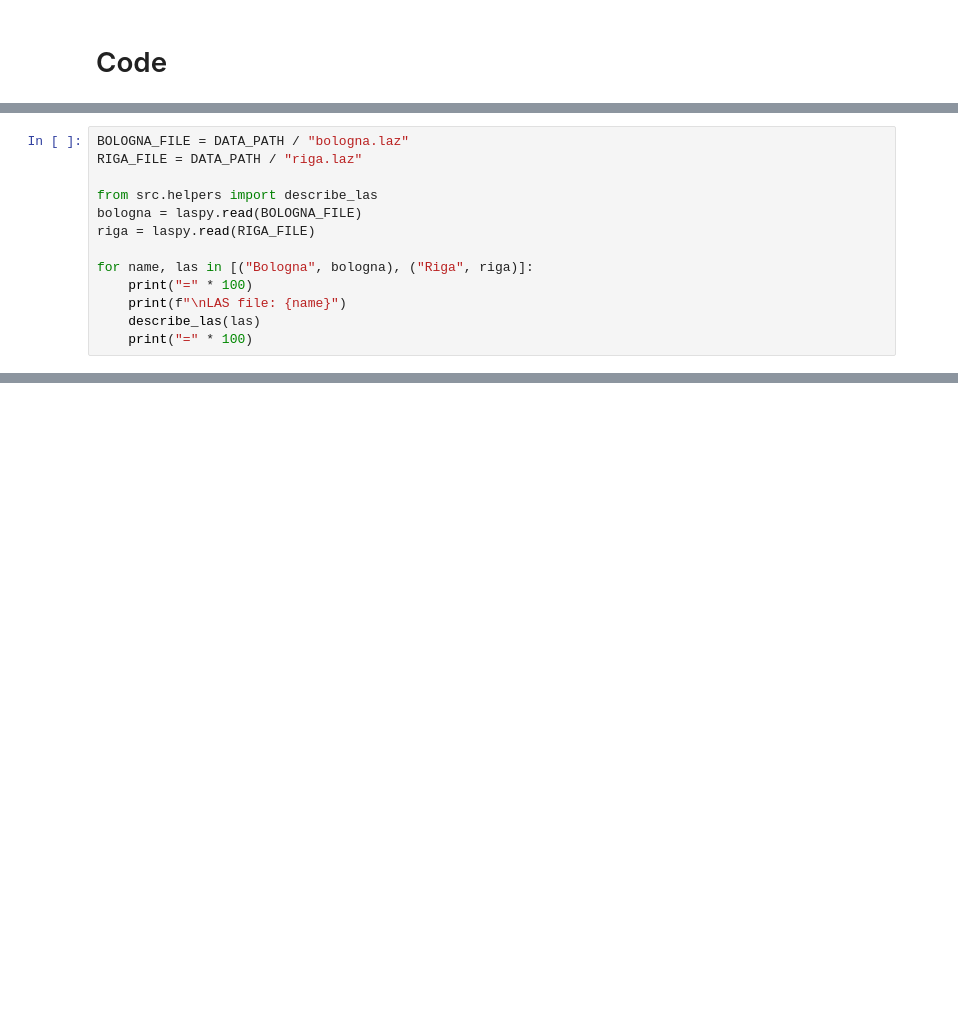
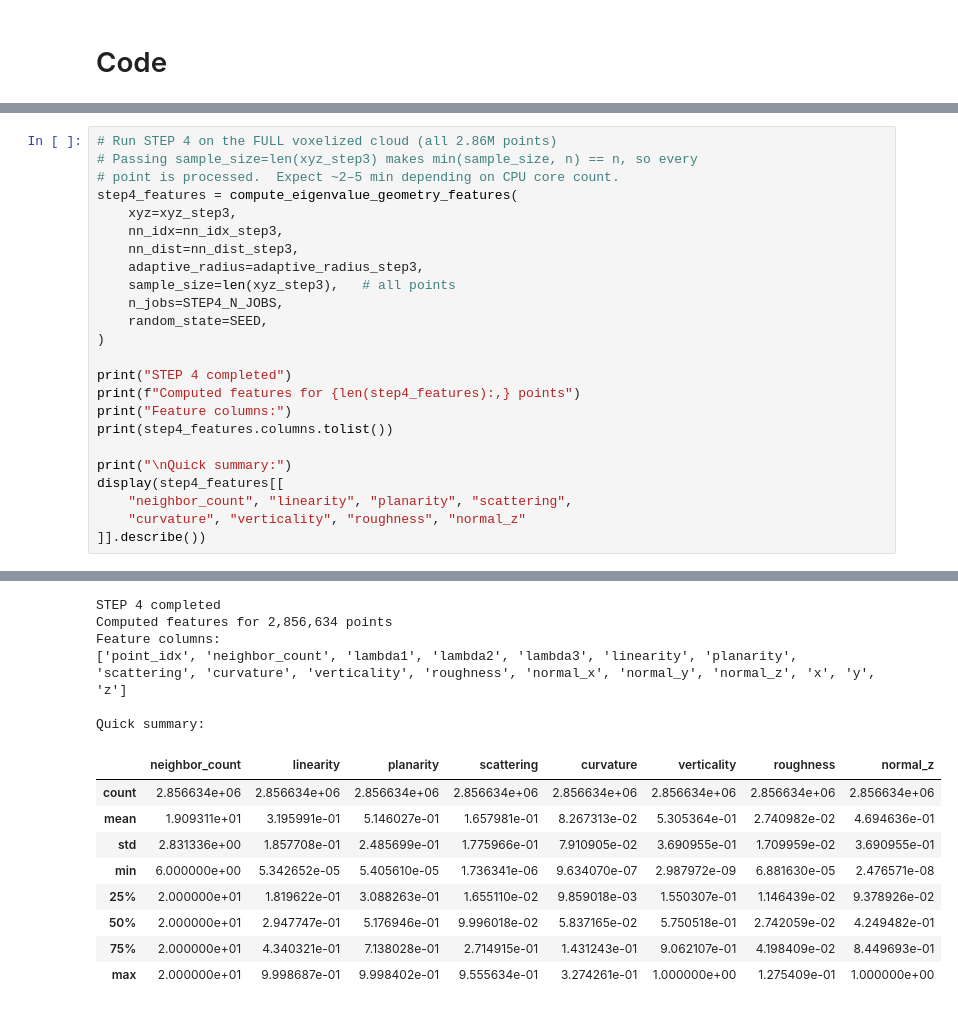
Before and after one commit to jammy-data/lidar_sidewalks, a Jupyter notebook: Notebooks/5_DL_exploration.ipynb, the cells around one changed output, grey strips where cells are left out. Saved outputs shown, nothing was run; the diff lists cells and outputs as text; blank space fills up the shorter version.

```diff
--- a/Notebooks/5_DL_exploration.ipynb
+++ b/Notebooks/5_DL_exploration.ipynb
@@ -225,13 +111,0 @@ DATA_LAZ_PATH = DATA_PATH / "bologna_precalculated_subsampled.laz"
-# %%
-BOLOGNA_FILE = DATA_PATH / "bologna.laz"
-RIGA_FILE = DATA_PATH / "riga.laz"
-
-from src.helpers import describe_las
-bologna = laspy.read(BOLOGNA_FILE)
-riga = laspy.read(RIGA_FILE)
-
-for name, las in [("Bologna", bologna), ("Riga", riga)]:
-    print("=" * 100)
-    print(f"\nLAS file: {name}")
-    describe_las(las)
-    print("=" * 100)
@@ -648,0 +650,25 @@ weighted avg       0.78      0.78      0.78     23832
+# %%
+# Run STEP 4 on the FULL voxelized cloud (all 2.86M points)
+# Passing sample_size=len(xyz_step3) makes min(sample_size, n) == n, so every
+# point is processed.  Expect ~2–5 min depending on CPU core count.
+step4_features = compute_eigenvalue_geometry_features(
+    xyz=xyz_step3,
+    nn_idx=nn_idx_step3,
+    nn_dist=nn_dist_step3,
+    adaptive_radius=adaptive_radius_step3,
+    sample_size=len(xyz_step3),   # all points
+    n_jobs=STEP4_N_JOBS,
+    random_state=SEED,
+)
+
+print("STEP 4 completed")
+print(f"Computed features for {len(step4_features):,} points")
+print("Feature columns:")
+print(step4_features.columns.tolist())
+
+print("\nQuick summary:")
+display(step4_features[[
+    "neighbor_count", "linearity", "planarity", "scattering",
+    "curvature", "verticality", "roughness", "normal_z"
+]].describe())
+# %% [output]
@@ -648,0 +692,15 @@ weighted avg       0.78      0.78      0.78     23832
+STEP 4 completed
+Computed features for 2,856,634 points
+Feature columns:
+['point_idx', 'neighbor_count', 'lambda1', 'lambda2', 'lambda3', 'linearity', 'planarity', 'scattering', 'curvature', 'verticality', 'roughness', 'normal_x', 'normal_y', 'normal_z', 'x', 'y', 'z']
+
+Quick summary:
+|  | neighbor_count | linearity | planarity | scattering | curvature | verticality | roughness | normal_z |
+| count | 2.856634e+06 | 2.856634e+06 | 2.856634e+06 | 2.856634e+06 | 2.856634e+06 | 2.856634e+06 | 2.856634e+06 | 2.856634e+06 |
+| mean | 1.909311e+01 | 3.195991e-01 | 5.146027e-01 | 1.657981e-01 | 8.267313e-02 | 5.305364e-01 | 2.740982e-02 | 4.694636e-01 |
+| std | 2.831336e+00 | 1.857708e-01 | 2.485699e-01 | 1.775966e-01 | 7.910905e-02 | 3.690955e-01 | 1.709959e-02 | 3.690955e-01 |
+| min | 6.000000e+00 | 5.342652e-05 | 5.405610e-05 | 1.736341e-06 | 9.634070e-07 | 2.987972e-09 | 6.881630e-05 | 2.476571e-08 |
+| 25% | 2.000000e+01 | 1.819622e-01 | 3.088263e-01 | 1.655110e-02 | 9.859018e-03 | 1.550307e-01 | 1.146439e-02 | 9.378926e-02 |
+| 50% | 2.000000e+01 | 2.947747e-01 | 5.176946e-01 | 9.996018e-02 | 5.837165e-02 | 5.750518e-01 | 2.742059e-02 | 4.249482e-01 |
+| 75% | 2.000000e+01 | 4.340321e-01 | 7.138028e-01 | 2.714915e-01 | 1.431243e-01 | 9.062107e-01 | 4.198409e-02 | 8.449693e-01 |
+| max | 2.000000e+01 | 9.998687e-01 | 9.998402e-01 | 9.555634e-01 | 3.274261e-01 | 1.000000e+00 | 1.275409e-01 | 1.000000e+00 |
```
Also changed, not shown: parts of 40 cells of this notebook, 5 other files.
